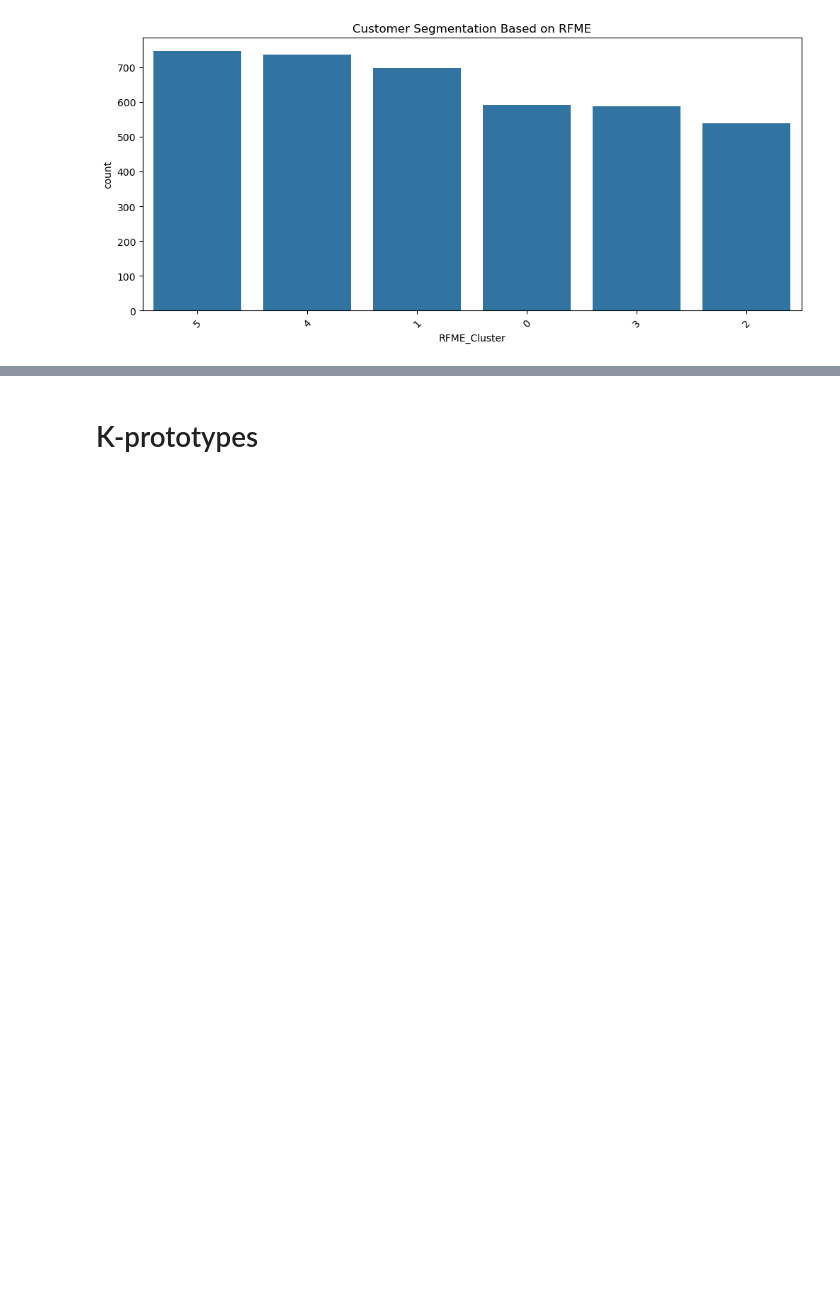
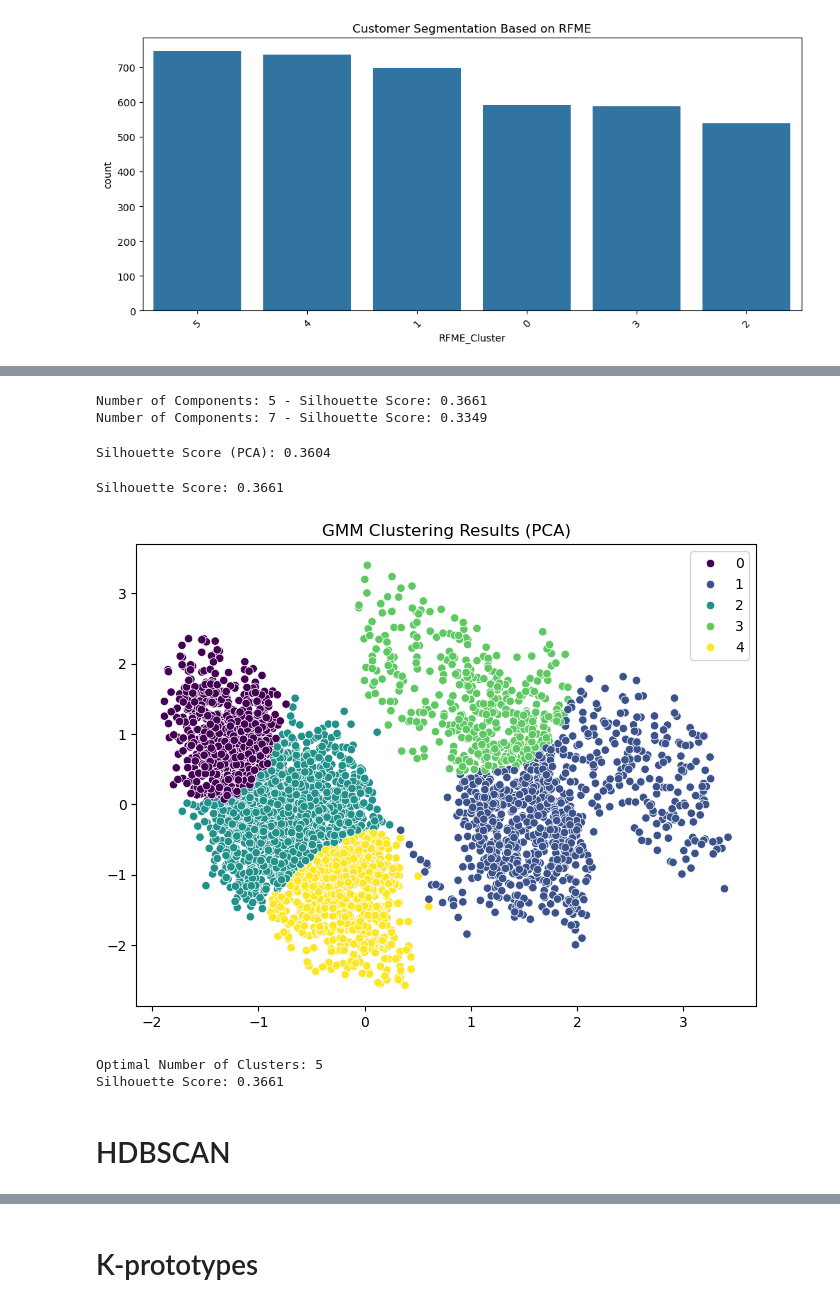
Before and after one commit to CassandraMaldonado/ML_customer_clustering, a Jupyter notebook: Clustering models.ipynb, the cells around one changed output, grey strips where cells are left out. Drawn from its saved outputs; the diff is of its cells as text; code cells hidden in the pictures; blank space fills up the shorter version.

```diff
--- a/Clustering models.ipynb
+++ b/Clustering models.ipynb
@@ -702,0 +799,57 @@ plt.show()
+# %%
+# GMM with n_components = 5 and 7 after PCA transformation
+n_components_test = [5, 7]
+gmm_alternative_results = {}
+
+for n_components in n_components_test:
+    gmm = GaussianMixture(n_components=n_components, random_state=42)
+    gmm.fit(X_pca)
+    labels = gmm.predict(X_pca)
+
+    # Silhouette Score
+    silhouette = silhouette_score(X_pca, labels)
+    gmm_alternative_results[n_components] = {"Silhouette Score": silhouette}
+
+# Display Silhouette Scores
+for n_components, results in gmm_alternative_results.items():
+    print(f"Number of Components: {n_components} - Silhouette Score: {results['Silhouette Score']:.4f}")
+# %% [output]
+Number of Components: 5 - Silhouette Score: 0.3661
+Number of Components: 7 - Silhouette Score: 0.3349
+# %%
+# GMM model after PCA transformation
+gmm_pca = gmm_models_pca[optimal_n_components_pca]
+gmm_labels_pca = gmm_pca.predict(X_pca)
+
+# Silhouette Score
+gmm_silhouette_score_pca = silhouette_score(X_pca, gmm_labels_pca)
+
+print(f"Silhouette Score (PCA): {gmm_silhouette_score_pca:.4f}")
+# %% [output]
+Silhouette Score (PCA): 0.3604
+# %%
+gmm = GaussianMixture(n_components=5, random_state=42)
+gmm.fit(X_pca)
+labels = gmm.predict(X_pca)
+
+# Silhouette Score
+silhouette = silhouette_score(X_pca, labels)
+print(f"Silhouette Score: {silhouette:.4f}")
+# %% [output]
+Silhouette Score: 0.3661
+# %%
+# Visualizing GMM Clusters using PCA-transformed data
+plt.figure(figsize=(8, 6))
+sns.scatterplot(x=X_pca[:, 0], y=X_pca[:, 1], hue=labels, palette="viridis")
+plt.title("GMM Clustering Results (PCA)")
+plt.show()
+
+# Return the optimal number of clusters and Silhouette Score
+print(f"Optimal Number of Clusters: {5}")
+print(f"Silhouette Score: {silhouette:.4f}")
+# %% [output]
+[figure, added]
+Optimal Number of Clusters: 5
+Silhouette Score: 0.3661
+# %% [markdown]
+# HDBSCAN
```
Also changed, not shown: parts of 11 cells of this notebook.
